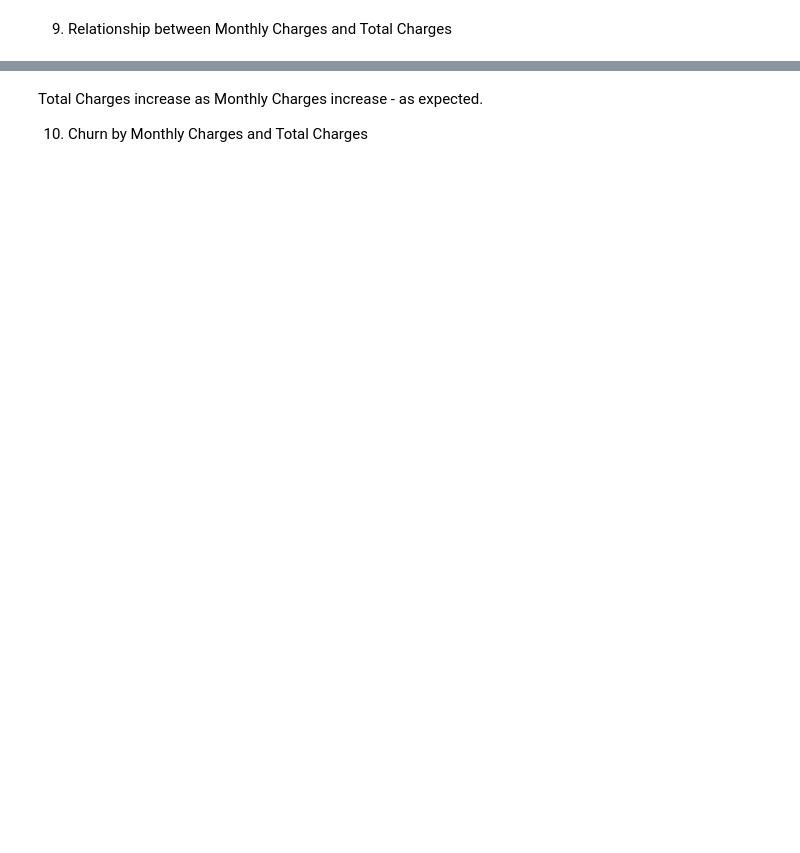
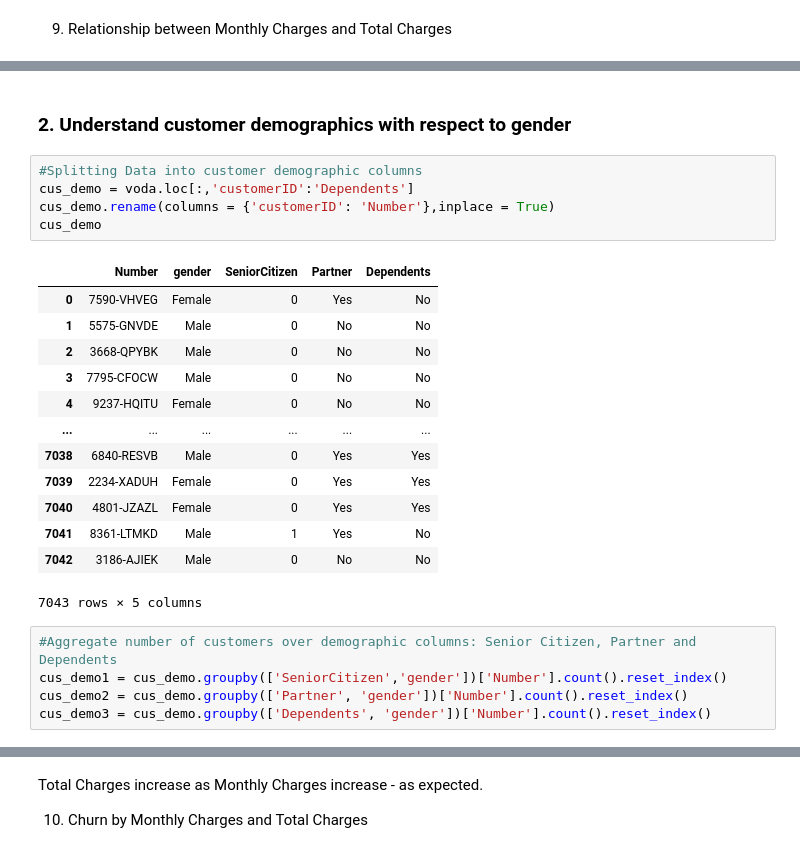
Before and after one commit to DeeeTeeee/Vodafone-Corporation---Classification-ML-Project, a Jupyter notebook: lp3.ipynb, the cells around one changed output, grey strips where cells are left out. Cells and saved outputs as stored; diff of their text form; blank space fills up the shorter version.

```diff
--- a/lp3.ipynb
+++ b/lp3.ipynb
@@ -344,0 +405,26 @@ data_dummies.head()
+# %% [markdown]
+### 2. Understand customer demographics with respect to gender
+# %%
+#Splitting Data into customer demographic columns
+cus_demo = voda.loc[:,'customerID':'Dependents']
+cus_demo.rename(columns = {'customerID': 'Number'},inplace = True)
+cus_demo
+# %% [output]
+|  | Number | gender | SeniorCitizen | Partner | Dependents |
+| 0 | 7590-VHVEG | Female | 0 | Yes | No |
+| 1 | 5575-GNVDE | Male | 0 | No | No |
+| 2 | 3668-QPYBK | Male | 0 | No | No |
+| 3 | 7795-CFOCW | Male | 0 | No | No |
+| 4 | 9237-HQITU | Female | 0 | No | No |
+| ... | ... | ... | ... | ... | ... |
+| 7038 | 6840-RESVB | Male | 0 | Yes | Yes |
+| 7039 | 2234-XADUH | Female | 0 | Yes | Yes |
+| 7040 | 4801-JZAZL | Female | 0 | Yes | Yes |
+| 7041 | 8361-LTMKD | Male | 1 | Yes | No |
+| 7042 | 3186-AJIEK | Male | 0 | No | No |
+7043 rows × 5 columns
+# %%
+#Aggregate number of customers over demographic columns: Senior Citizen, Partner and Dependents
+cus_demo1 = cus_demo.groupby(['SeniorCitizen','gender'])['Number'].count().reset_index()
+cus_demo2 = cus_demo.groupby(['Partner', 'gender'])['Number'].count().reset_index()
+cus_demo3 = cus_demo.groupby(['Dependents', 'gender'])['Number'].count().reset_index()
```
Also changed, not shown: parts of 45 cells of this notebook.
